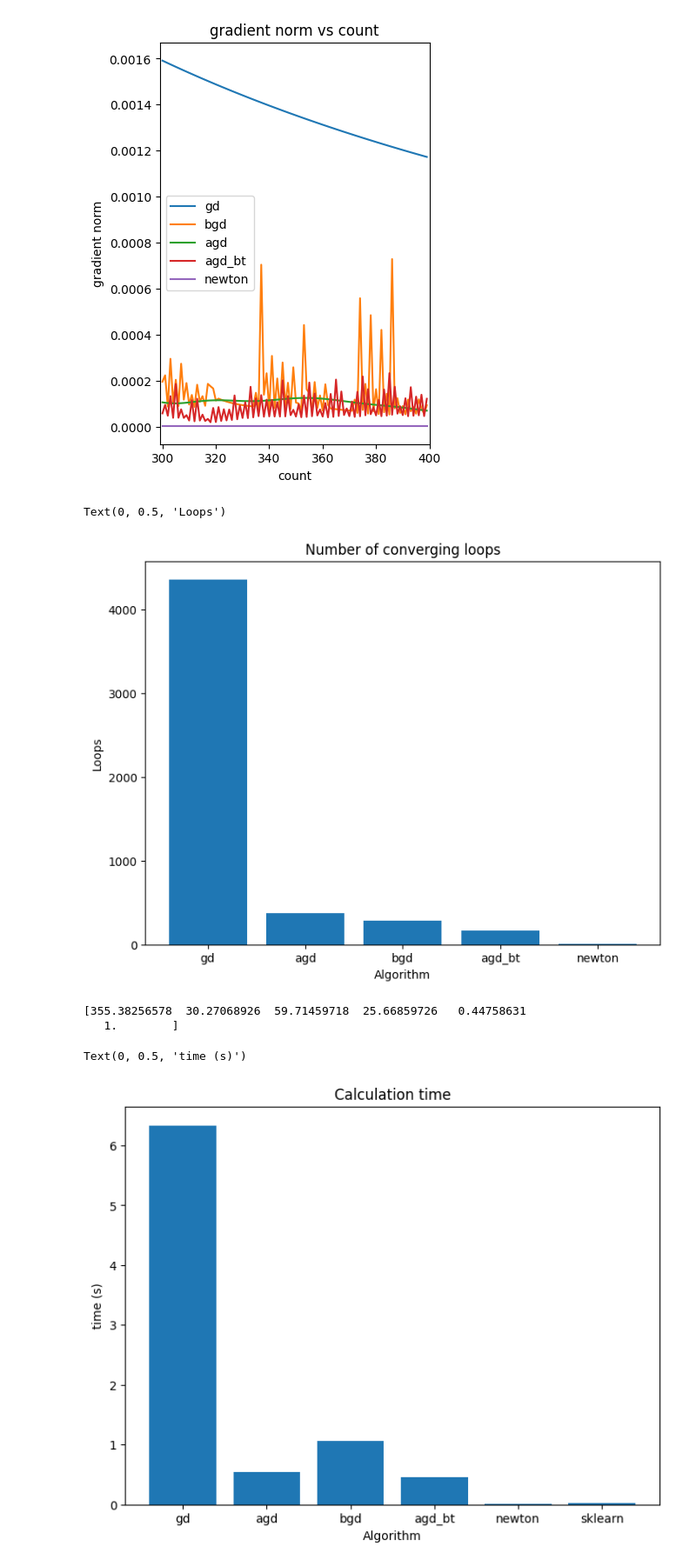
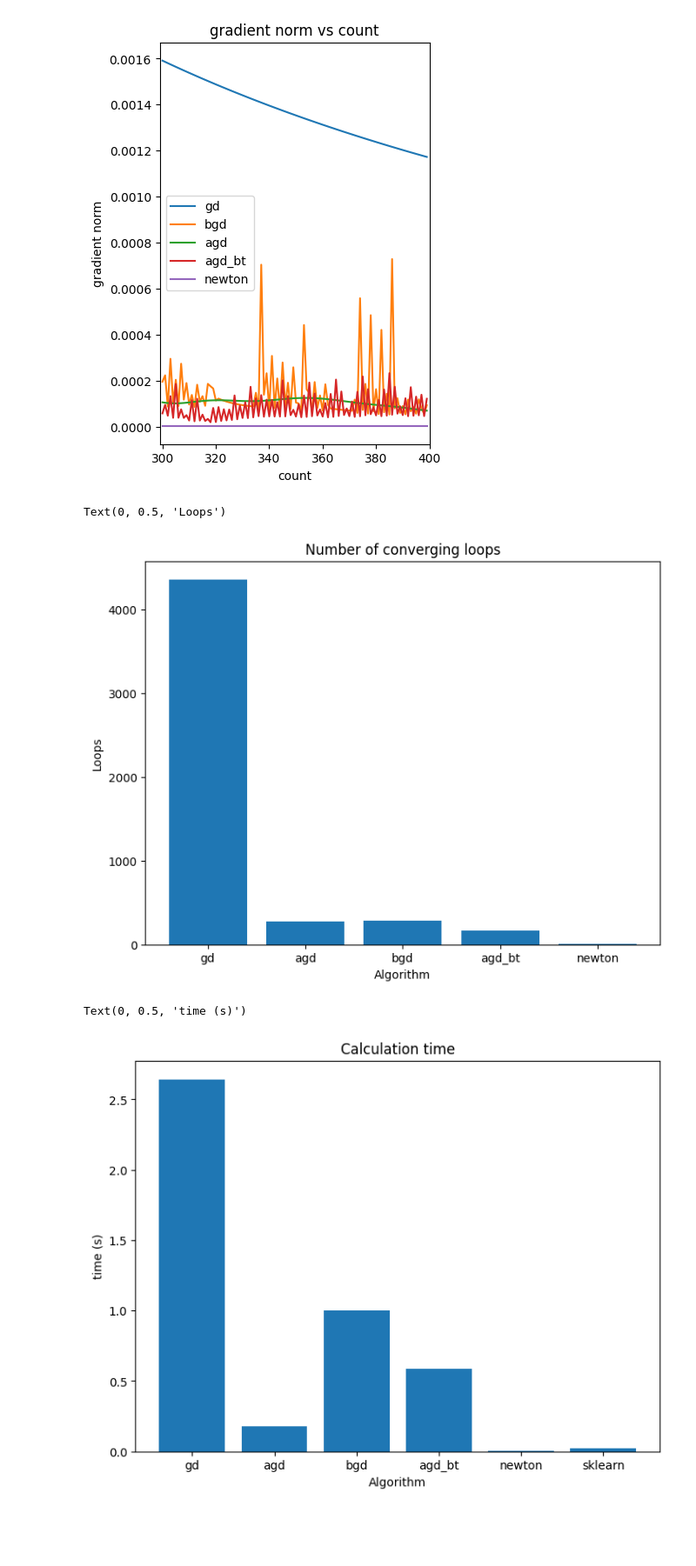
Before and after one commit to batman0911/regression_algorithm, a Jupyter notebook: kc_house/visual.ipynb, the cells around one changed output. Shown at 87% size. Drawn from its saved outputs; the diff is of its cells as text; code cells hidden in the pictures; blank space fills up the shorter version.

```diff
--- a/kc_house/visual.ipynb
+++ b/kc_house/visual.ipynb
@@ -41,7 +41,7 @@ plot_multiple('grad_norm_list', 'count', 'gradient norm', 'gradient norm vs coun
 [figure]
 # %%
 x = ['gd', 'agd', 'bgd', 'agd_bt', 'newton']
-y = [4358, 377, 286, 161, 2]
+y = [4358, 278, 286, 161, 2]
 
 plt.figure(figsize=(8, 6), dpi=100)
 plt.bar(x, y)
@@ -51,18 +51,16 @@ plt.ylabel('Loops')
 # plt.savefig('data/output/converging_loops.png', dpi=800)
 # %% [output]
 Text(0, 0.5, 'Loops')
-[figure, old version]
+[figure, new version]
 # %%
 x = ['gd', 'agd', 'bgd', 'agd_bt', 'newton', 'sklearn']
-y = [6.334485054016113, 0.5395572185516357, 1.0643775463104248, 0.45752763748168945, 0.007977962493896484, 0.017824411392211914]
+y = [2.642338514328003, 0.17490839958190918, 1.0022284984588623, 0.5875453948974609, 0.0048389434814453125, 0.02147078514099121]
 plt.figure(figsize=(8, 6), dpi=100)
 plt.bar(x, y)
 plt.title('Calculation time')
 plt.xlabel('Algorithm')
 plt.ylabel('time (s)')
 # %% [output]
-[355.38256578  30.27068926  59.71459718  25.66859726   0.44758631
-   1.        ]
+Text(0, 0.5, 'time (s)')
-Text(0, 0.5, 'time (s)')
-[figure, old version]
+[figure, new version]
 # %%
```
Also changed, not shown: parts of 3 cells of this notebook, 6 other files.
